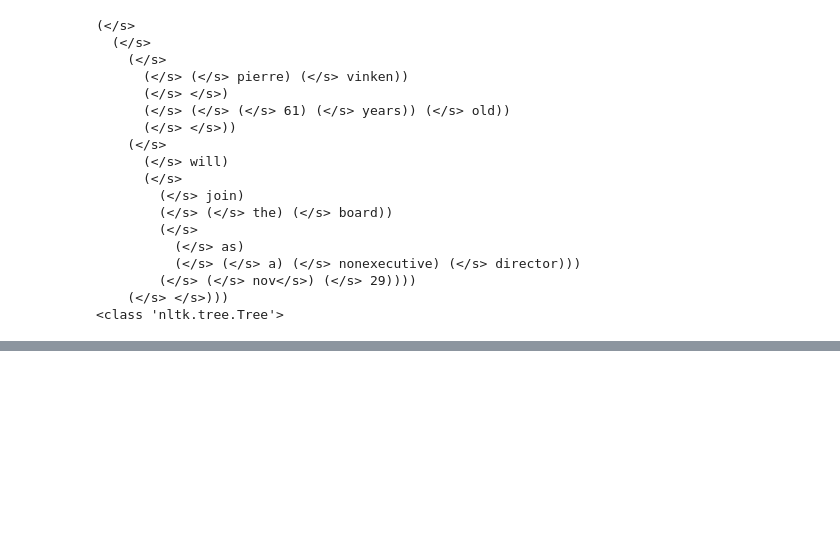
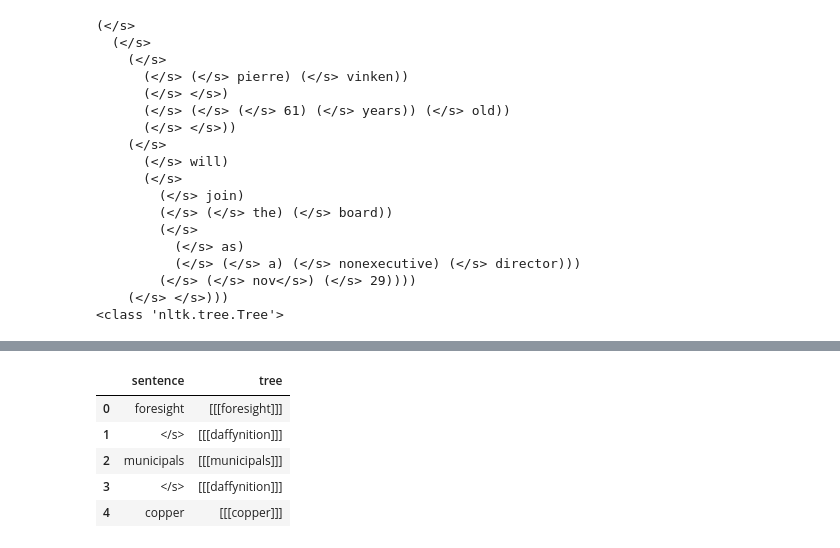
Before and after one commit to Kandy16/constituency-parsing, a Jupyter notebook: pre-processing/wallstreet-journal-data-preprocessing.ipynb, the cells around one changed output, grey strips where cells are left out. Saved outputs shown, nothing was run; the diff lists cells and outputs as text; code cells hidden in the pictures; blank space fills up the shorter version.

```diff
--- a/pre-processing/wallstreet-journal-data-preprocessing.ipynb
+++ b/pre-processing/wallstreet-journal-data-preprocessing.ipynb
@@ -245,0 +260,12 @@ print(type(load_treeData.iat[0,1]))
+# %%
+load_treeData = pd.read_csv(dataset_path+'constituency-parsing-data-all-UNK-less-40-words.csv', sep=' ', header=None, )
+load_treeData.columns =['sentence', 'tree']
+load_treeData['tree'] = load_treeData['tree'].apply(nltk.Tree.fromstring)
+load_treeData.head()
+# %% [output]
+|  | sentence | tree |
+| 0 | foresight | [[[foresight]]] |
+| 1 | </s> | [[[daffynition]]] |
+| 2 | municipals | [[[municipals]]] |
+| 3 | </s> | [[[daffynition]]] |
+| 4 | copper | [[[copper]]] |
```
Also changed, not shown: parts of 2 cells of this notebook, 2 other files.
